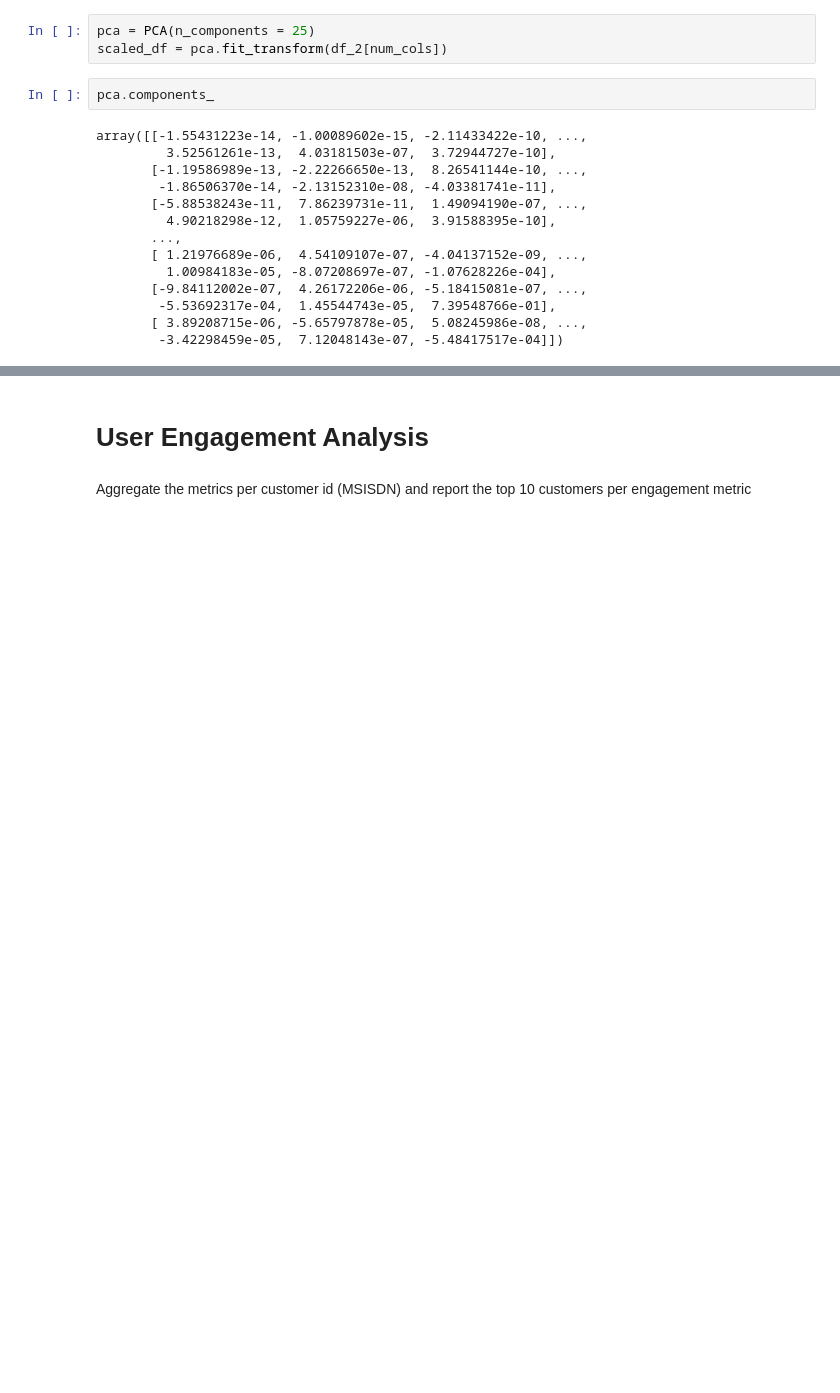
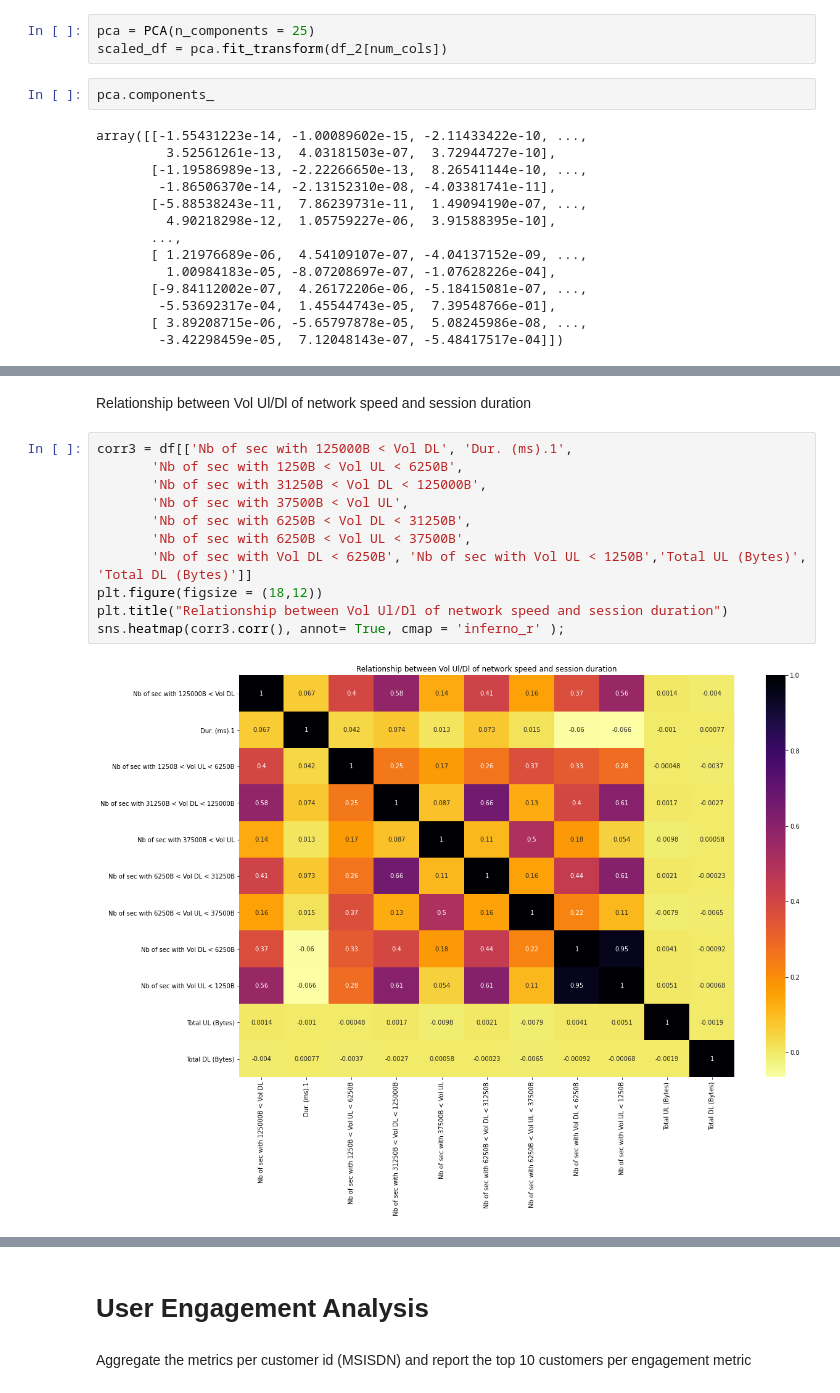
Before and after one commit to haddyadnan/telecommunication-analytics, a Jupyter notebook: telecoms.ipynb, the cells around one changed output, grey strips where cells are left out. Cells and saved outputs as stored; diff of their text form; blank space fills up the shorter version.

```diff
--- a/telecoms.ipynb
+++ b/telecoms.ipynb
@@ -338,0 +373,15 @@ df2 = pd.DataFrame(pca.components_ , columns=[num_cols]); df2.head()
+# %% [markdown]
+Relationship between Vol Ul/Dl of network speed and session duration
+# %%
+corr3 = df[['Nb of sec with 125000B < Vol DL', 'Dur. (ms).1',
+       'Nb of sec with 1250B < Vol UL < 6250B',
+       'Nb of sec with 31250B < Vol DL < 125000B',
+       'Nb of sec with 37500B < Vol UL',
+       'Nb of sec with 6250B < Vol DL < 31250B',
+       'Nb of sec with 6250B < Vol UL < 37500B',
+       'Nb of sec with Vol DL < 6250B', 'Nb of sec with Vol UL < 1250B','Total UL (Bytes)', 'Total DL (Bytes)']]
+plt.figure(figsize = (18,12))
+plt.title("Relationship between Vol Ul/Dl of network speed and session duration")
+sns.heatmap(corr3.corr(), annot= True, cmap = 'inferno_r' );
+# %% [output]
+[figure, added]
```
Also changed, not shown: parts of 18 cells of this notebook.
